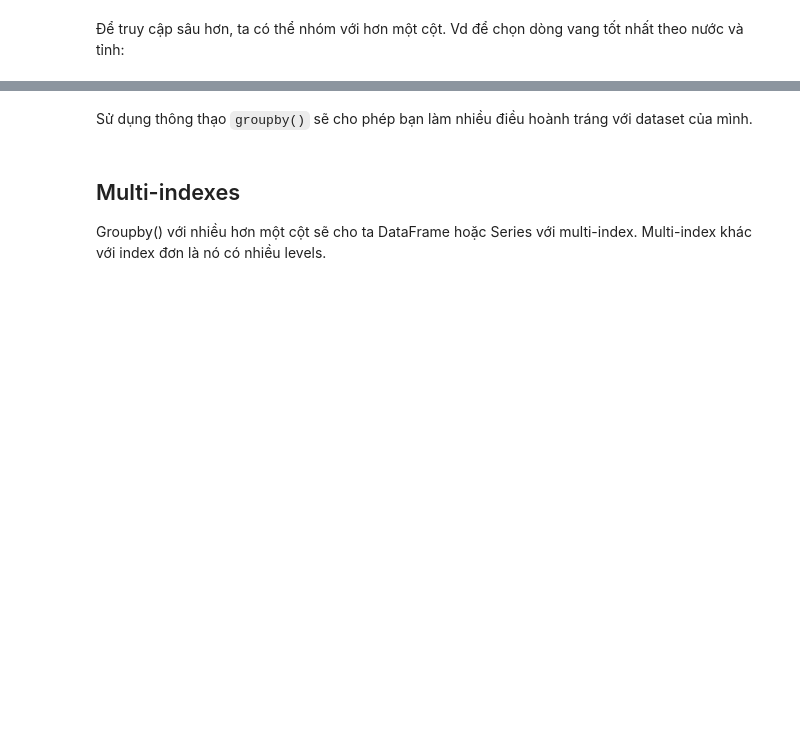
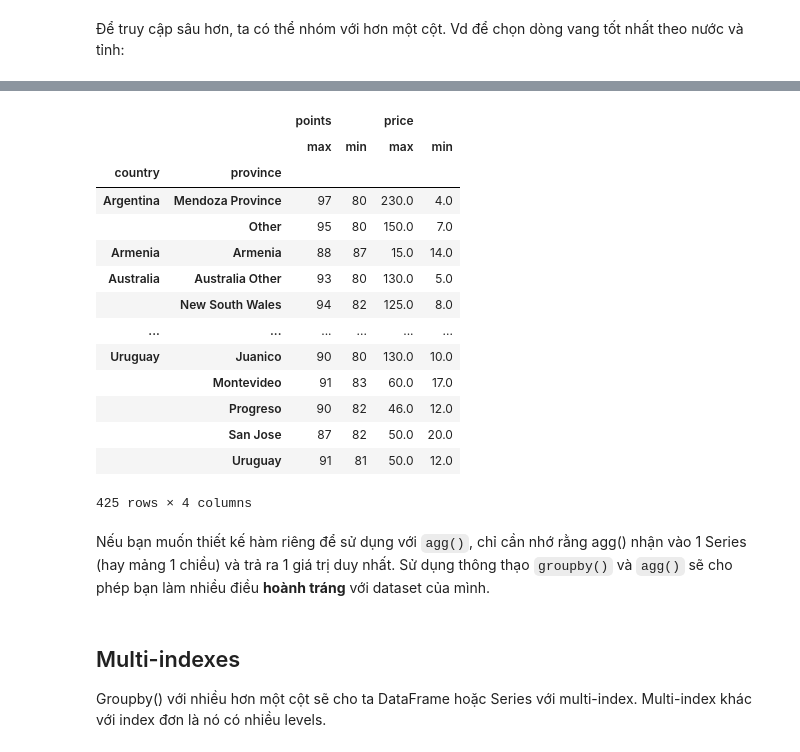
Before and after one commit to teddyorkie/python_datascience, a Jupyter notebook: pandas_2.ipynb, the cells around one changed output, grey strips where cells are left out. Cells and saved outputs as stored; diff of their text form; code cells hidden in the pictures; blank space fills up the shorter version.

```diff
--- a/pandas_2.ipynb
+++ b/pandas_2.ipynb
@@ -96,9 +112,26 @@ reviews.groupby(['country', 'province'])['points', 'price'].apply(get_best_wine)
 Một hàm nữa cần phải trao đổi là `agg()`. Hàm này cho phép chạy nhiều tính toán khác nhau trên DataFrame cùng lúc. Ví dụ có thể tạo một bảng tổng hợp thống kê đơn giản của dataset như sau:
 # %%
 # reviews.groupby('winery').title.agg(max)
-reviews.groupby(['country']).price.agg([len, min, max])
+# reviews.groupby(['country']).price.agg([len, min, max])
+reviews.groupby(['country', 'province'])['points', 'price'].agg([max, min])
+# %% [output]
+|  |  | points |  | price |  |
+|  |  | max | min | max | min |
+| country | province |  |  |  |  |
+| Argentina | Mendoza Province | 97 | 80 | 230.0 | 4.0 |
+|  | Other | 95 | 80 | 150.0 | 7.0 |
+| Armenia | Armenia | 88 | 87 | 15.0 | 14.0 |
+| Australia | Australia Other | 93 | 80 | 130.0 | 5.0 |
+|  | New South Wales | 94 | 82 | 125.0 | 8.0 |
+| ... | ... | ... | ... | ... | ... |
+| Uruguay | Juanico | 90 | 80 | 130.0 | 10.0 |
+|  | Montevideo | 91 | 83 | 60.0 | 17.0 |
+|  | Progreso | 90 | 82 | 46.0 | 12.0 |
+|  | San Jose | 87 | 82 | 50.0 | 20.0 |
+|  | Uruguay | 91 | 81 | 50.0 | 12.0 |
+425 rows × 4 columns
 # %% [markdown]
-Sử dụng thông thạo `groupby()` sẽ cho phép bạn làm nhiều điều hoành tráng với dataset của mình.
+Nếu bạn muốn thiết kế hàm riêng để sử dụng với `agg()`, chỉ cần nhớ rằng agg() nhận vào 1 Series (hay mảng 1 chiều) và trả ra 1 giá trị duy nhất. Sử dụng thông thạo `groupby()` và `agg()` sẽ cho phép bạn làm nhiều điều **hoành tráng** với dataset của mình.
 # %% [markdown]
 ## Multi-indexes
 Groupby() với nhiều hơn một cột sẽ cho ta DataFrame hoặc Series với multi-index.
```
Also changed, not shown: parts of 6 cells of this notebook, 4 other files.
